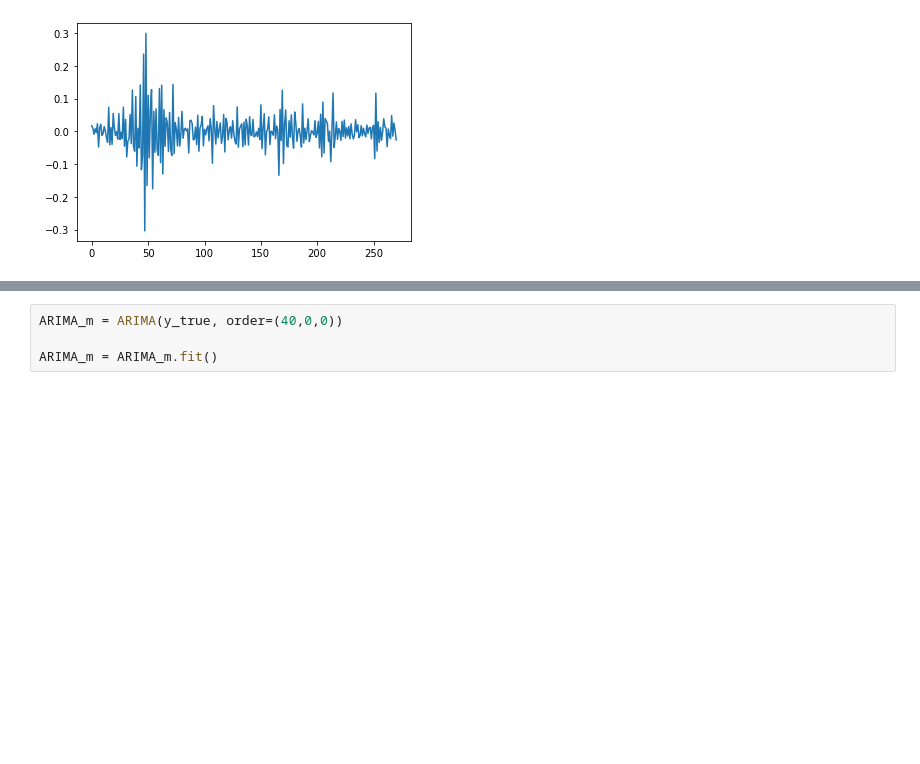
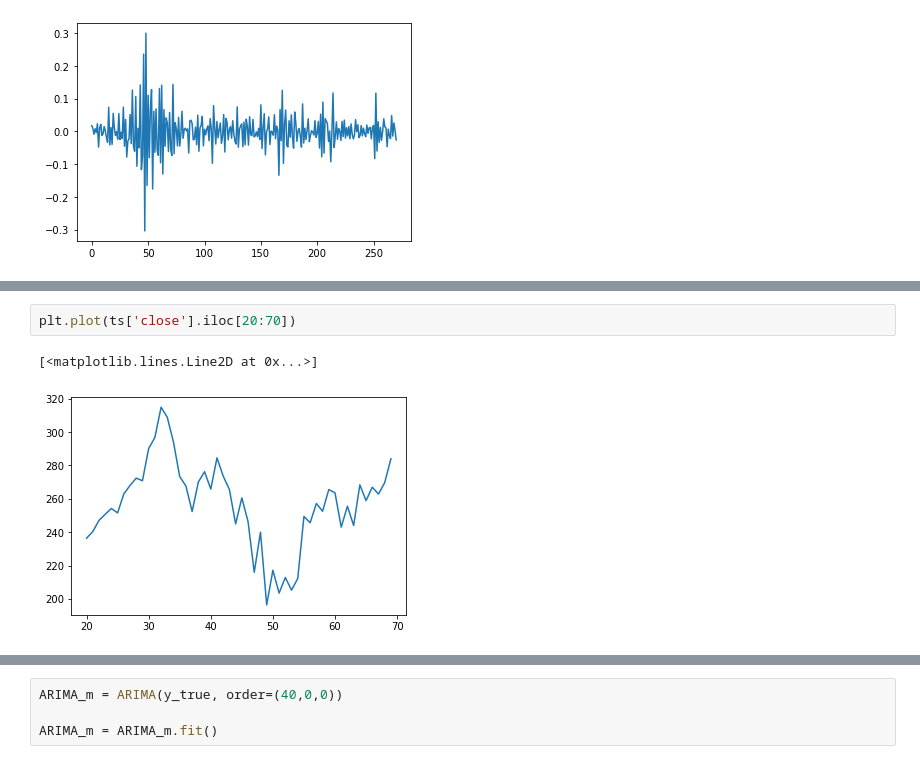
Before and after one commit to VSydorskyy/iasa_master_forecasting, a Jupyter notebook: practical_task/part_2_old_version.ipynb, the cells around one changed output, grey strips where cells are left out. Saved outputs shown, nothing was run; the diff lists cells and outputs as text; blank space fills up the shorter version.

```diff
--- a/practical_task/2_final_part.ipynb
+++ b/practical_task/part_2_old_version.ipynb
@@ -102,0 +115,5 @@ plt.plot(y_true)
+# %%
+plt.plot(ts['close'].iloc[20:70])
+# %% [output]
+[<matplotlib.lines.Line2D at 0x...>]
+[figure, added]
```
Also changed, not shown: parts of 12 cells of this notebook, 4 other files.
